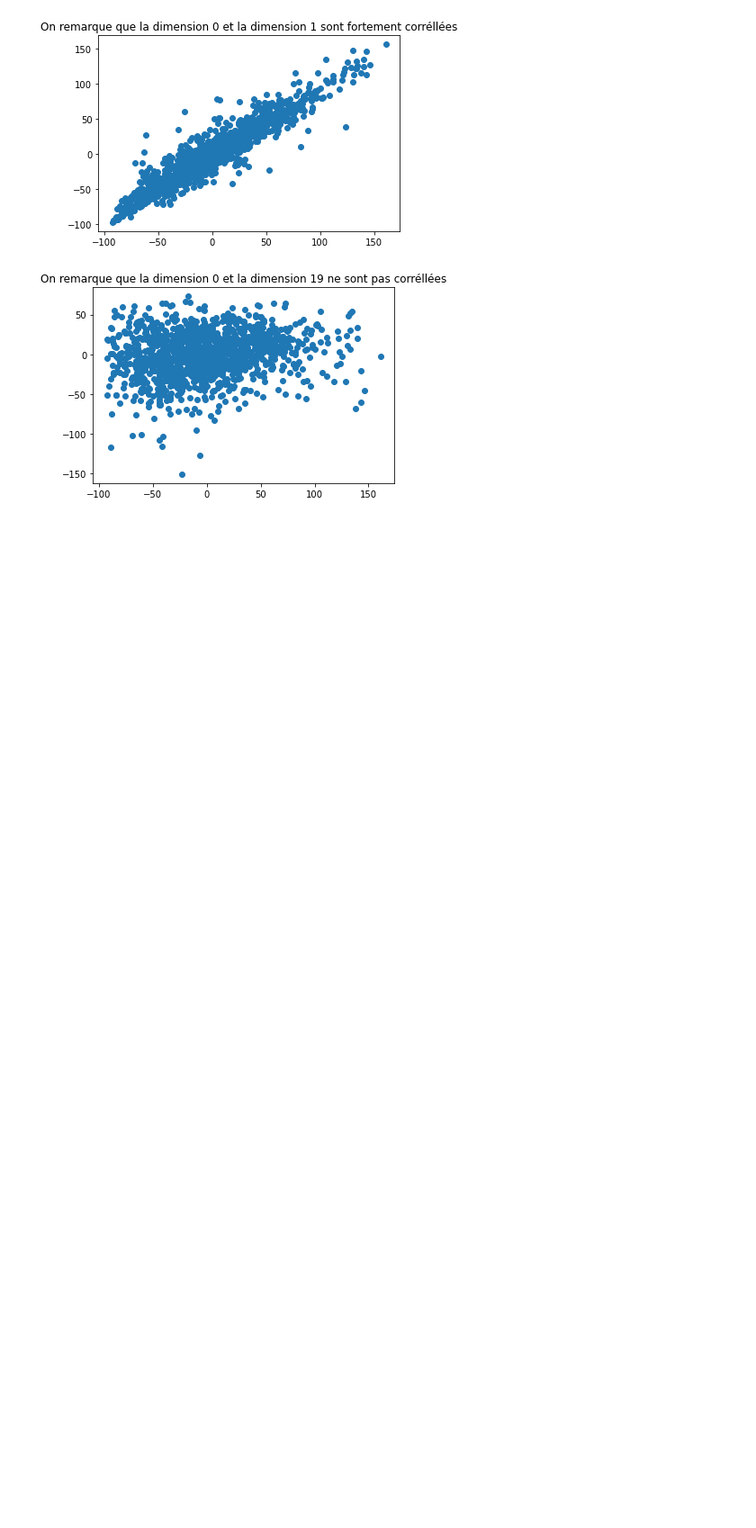
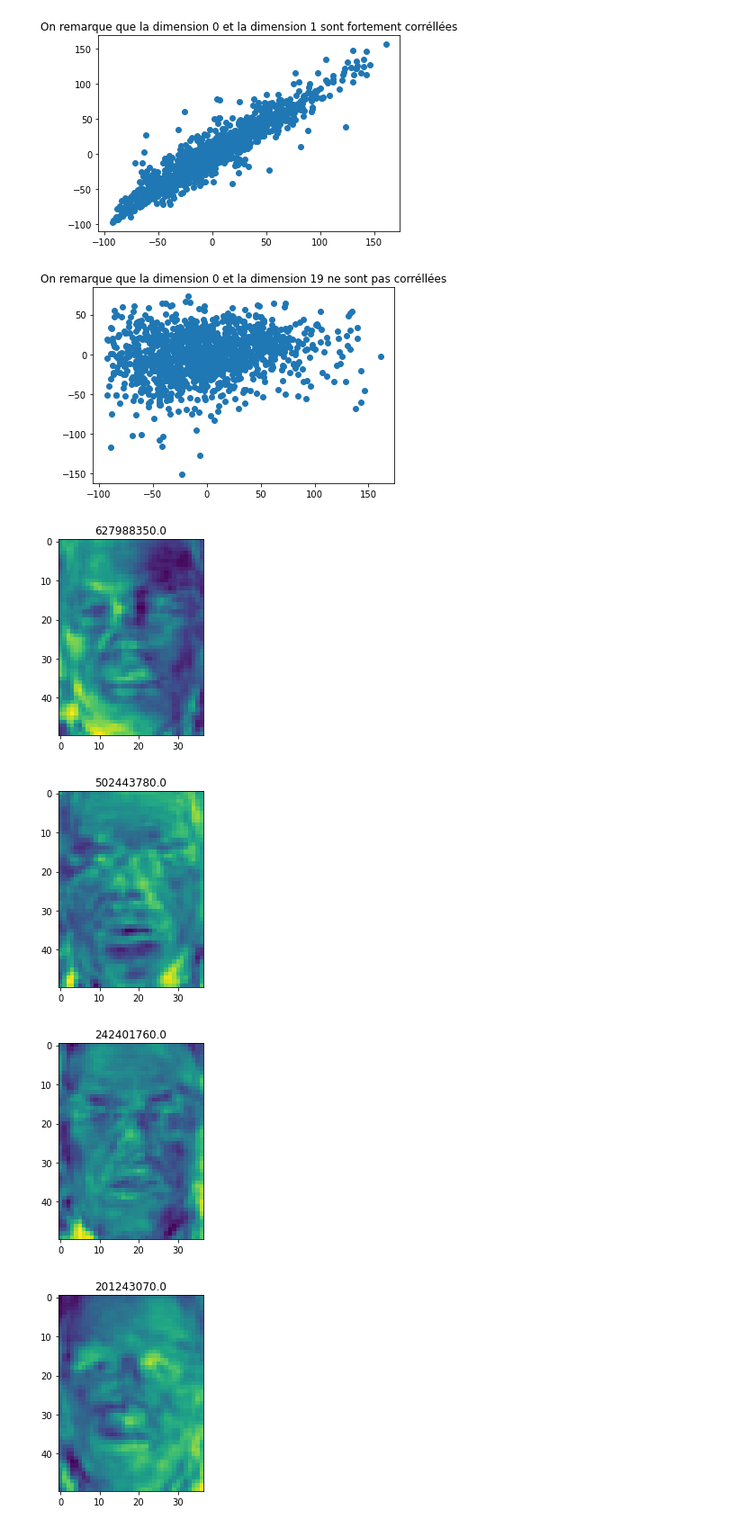
Before and after one commit to ahmedbrh/PCA-eigenFaces, a Jupyter notebook: EigenFace.ipynb, the cells around one changed output. Shown at 90% size. Saved outputs shown, nothing was run; the diff lists cells and outputs as text; code cells hidden in the pictures; blank space fills up the shorter version.

```diff
--- a/EigenFace.ipynb
+++ b/EigenFace.ipynb
@@ -86,0 +89,18 @@ showEllipsoid(0,19)
+# %%
+#Change it later do it manually
+K = np.matmul(A,np.transpose(A))
+eigvalue, eigvector1 = np.linalg.eig(C)
+#u1 = np.dot(A,eigvector1[0])
+# %%
+eigvector1.shape
+ui=[]
+for i in range(10):
+    ui.append(np.dot(A,eigvector1[i]))
+    plt.figure()
+    plt.title(eigvalue[i])
+    plt.imshow(ui[i].reshape((h,w)))
+# %% [output]
+[figure, added]
+[figure, added]
+[figure, added]
+[figure, added]
```
Also changed, not shown: parts of 8 cells of this notebook.
